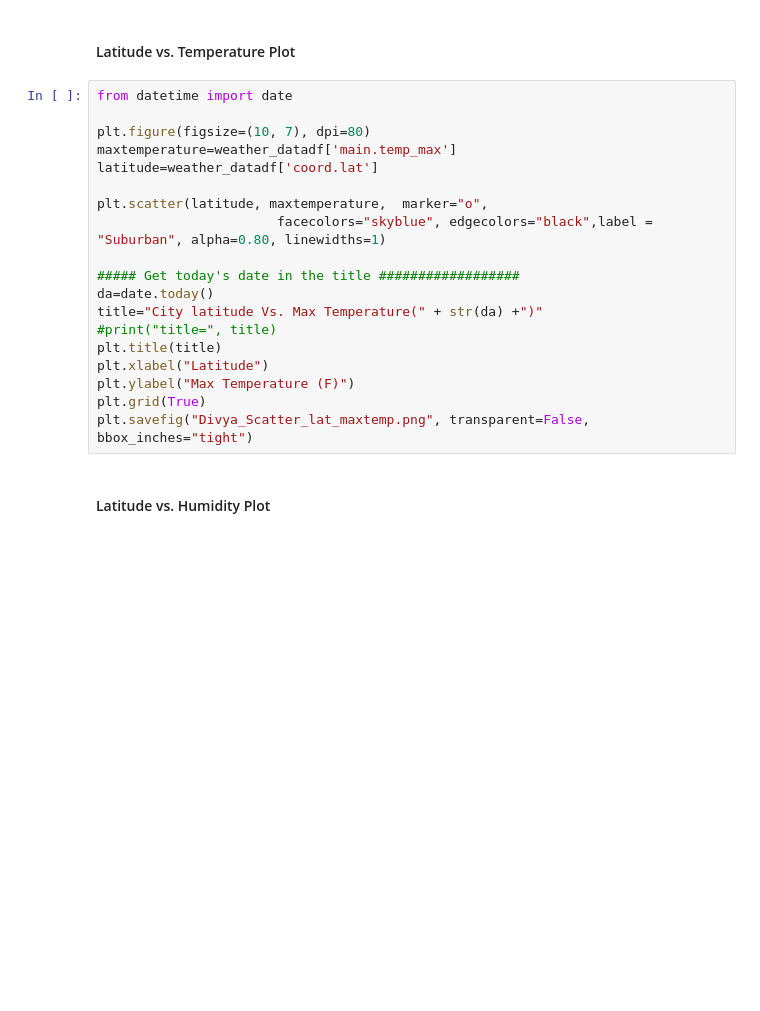
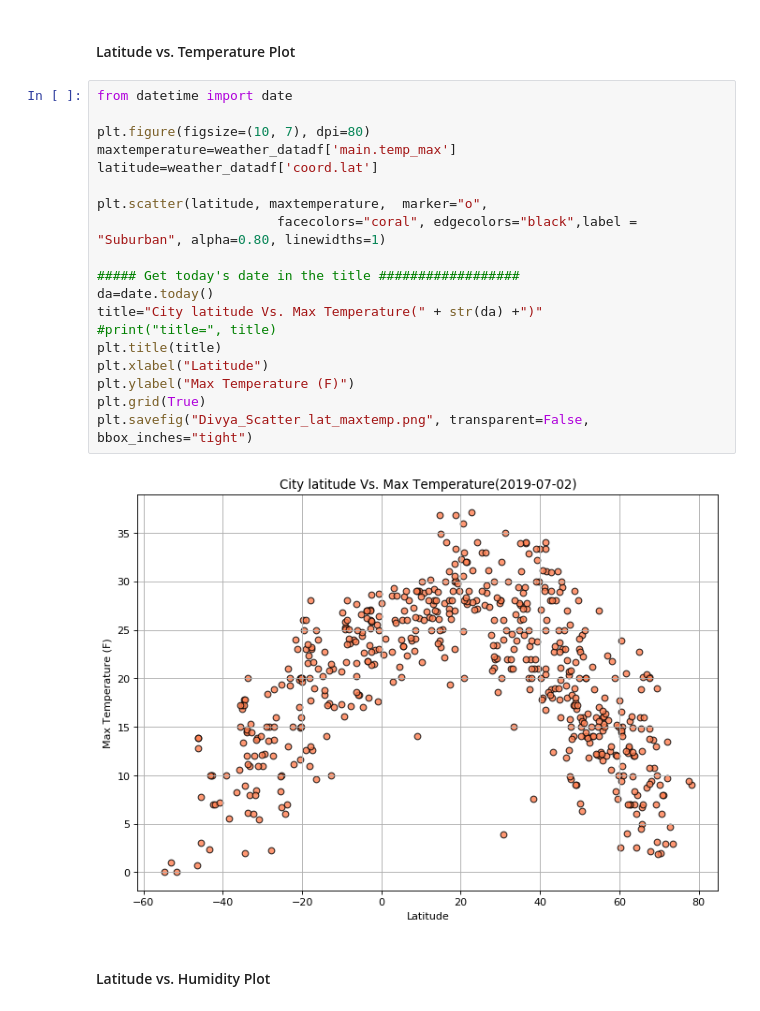
Before and after one commit to divyatv/06-PythonAPI, a Jupyter notebook: PythonAPI_Homework_Divya.ipynb, the cells around one changed output. Saved outputs shown, nothing was run; the diff lists cells and outputs as text; blank space fills up the shorter version.

```diff
--- a/PythonAPI_Homework_Divya.ipynb
+++ b/PythonAPI_Homework_Divya.ipynb
@@ -258,22 +310,24 @@ newweatherdf.count()
 # %%
 from datetime import date
 
 plt.figure(figsize=(10, 7), dpi=80)
 maxtemperature=weather_datadf['main.temp_max']
 latitude=weather_datadf['coord.lat']
 
 plt.scatter(latitude, maxtemperature,  marker="o",
-                       facecolors="skyblue", edgecolors="black",label = "Suburban", alpha=0.80, linewidths=1)
+                       facecolors="coral", edgecolors="black",label = "Suburban", alpha=0.80, linewidths=1)
 
 ##### Get today's date in the title ##################
 da=date.today()
 title="City latitude Vs. Max Temperature(" + str(da) +")"
 #print("title=", title)
 plt.title(title)
 plt.xlabel("Latitude")
 plt.ylabel("Max Temperature (F)")
 plt.grid(True)
 plt.savefig("Divya_Scatter_lat_maxtemp.png", transparent=False, bbox_inches="tight")
+# %% [output]
+[figure, added]
 # %% [markdown]
 #### Latitude vs. Humidity Plot
 # %%
```
Also changed, not shown: parts of 8 cells of this notebook, 6 other files.
